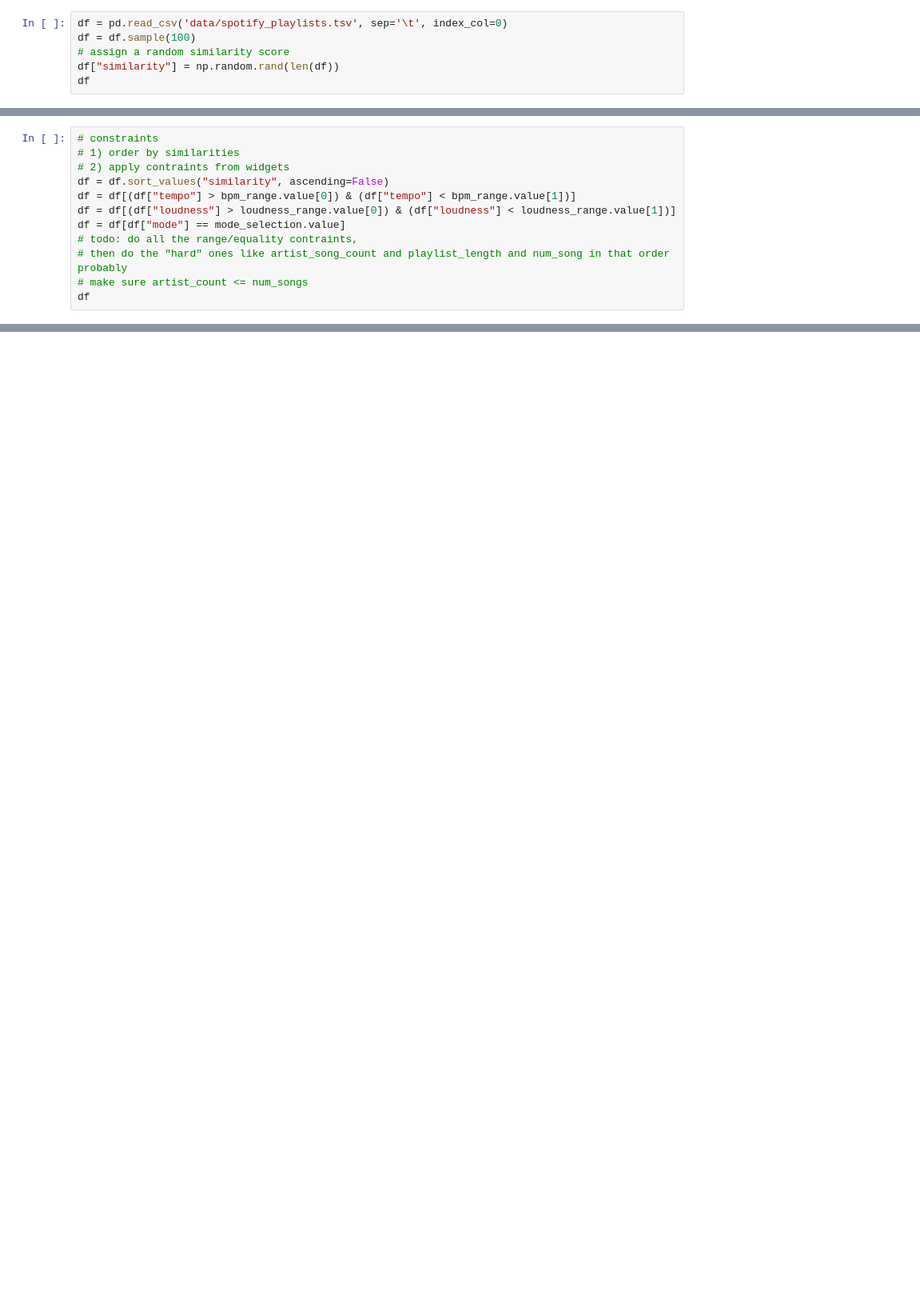
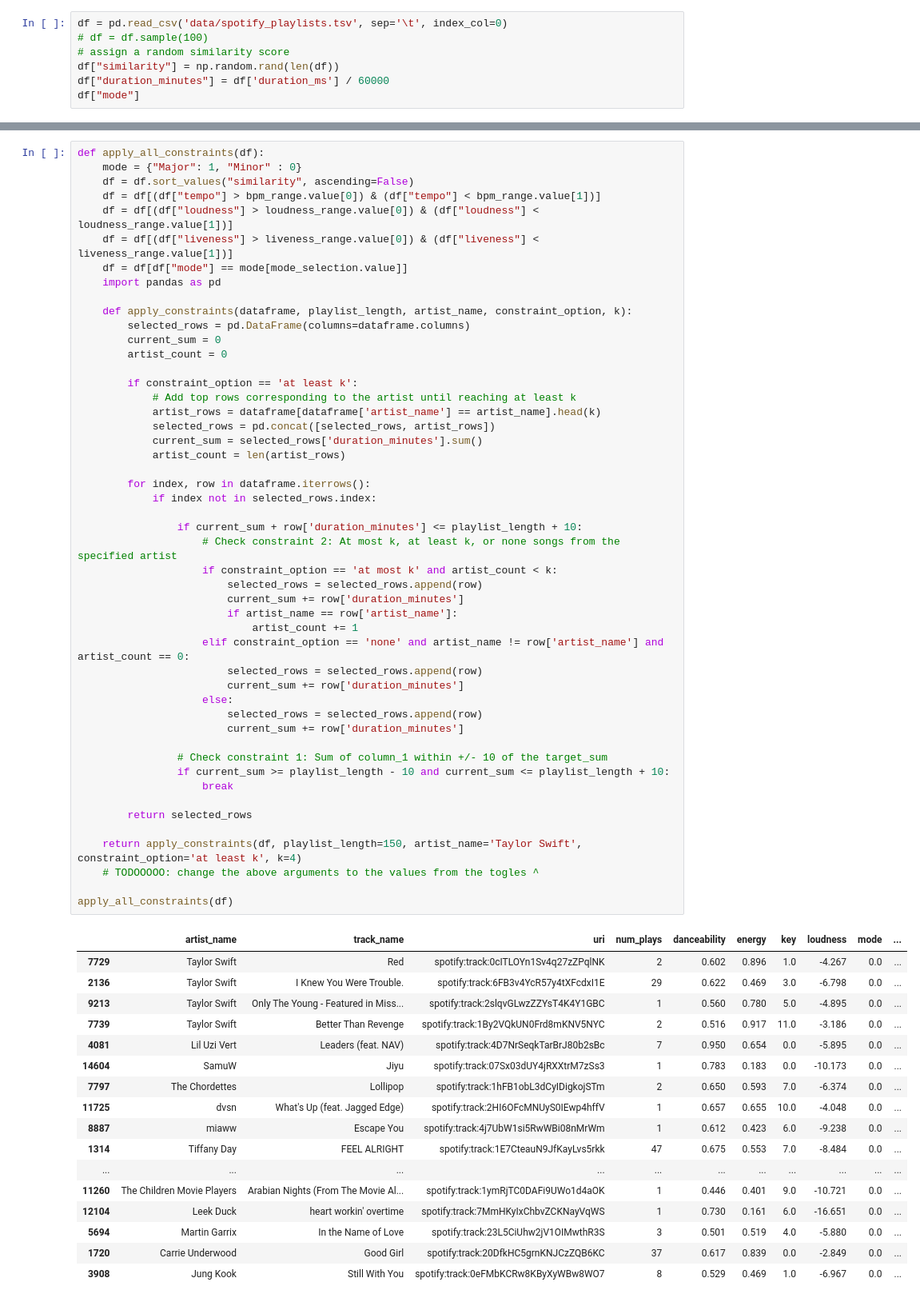
Before and after one commit to jonathanferrari/spotify-144, a Jupyter notebook: part_2/frontend.ipynb, the cells around one changed output, grey strips where cells are left out. Shown: that part at 80% size. Cells and saved outputs as stored; diff of their text form; blank space fills up the shorter version.

Commit message:
added all constraints function

```diff
--- a/part_2/frontend.ipynb
+++ b/part_2/frontend.ipynb
@@ -202,8 +183,9 @@ import pandas as pd
 import numpy as np
 # %%
 df = pd.read_csv('data/spotify_playlists.tsv', sep='\t', index_col=0)
-df = df.sample(100)
+# df = df.sample(100)
 # assign a random similarity score
 df["similarity"] = np.random.rand(len(df))
-df
+df["duration_minutes"] = df['duration_ms'] / 60000
+df["mode"]
 # %% [output]
@@ -236,12 +212,0 @@ NameError: name 'artist_and_count' is not defined
-# %%
-# constraints
-# 1) order by similarities
-# 2) apply contraints from widgets
-df = df.sort_values("similarity", ascending=False)
-df = df[(df["tempo"] > bpm_range.value[0]) & (df["tempo"] < bpm_range.value[1])]
-df = df[(df["loudness"] > loudness_range.value[0]) & (df["loudness"] < loudness_range.value[1])]
-df = df[df["mode"] == mode_selection.value]
-# todo: do all the range/equality contraints,
-# then do the "hard" ones like artist_song_count and playlist_length and num_song in that order probably
-# make sure artist_count <= num_songs
-df
@@ -247,0 +217,67 @@ df
+# %%
+def apply_all_constraints(df):
+    mode = {"Major": 1, "Minor" : 0}
+    df = df.sort_values("similarity", ascending=False)
+    df = df[(df["tempo"] > bpm_range.value[0]) & (df["tempo"] < bpm_range.value[1])]
+    df = df[(df["loudness"] > loudness_range.value[0]) & (df["loudness"] < loudness_range.value[1])]
+    df = df[(df["liveness"] > liveness_range.value[0]) & (df["liveness"] < liveness_range.value[1])]
+    df = df[df["mode"] == mode[mode_selection.value]]
+    import pandas as pd
+
+    def apply_constraints(dataframe, playlist_length, artist_name, constraint_option, k):
+        selected_rows = pd.DataFrame(columns=dataframe.columns)
+        current_sum = 0
+        artist_count = 0
+
+        if constraint_option == 'at least k':
+            # Add top rows corresponding to the artist until reaching at least k
+            artist_rows = dataframe[dataframe['artist_name'] == artist_name].head(k)
+            selected_rows = pd.concat([selected_rows, artist_rows])
+            current_sum = selected_rows['duration_minutes'].sum()
+            artist_count = len(artist_rows)
+
+        for index, row in dataframe.iterrows():
+            if index not in selected_rows.index:
+
+                if current_sum + row['duration_minutes'] <= playlist_length + 10:
+                    # Check constraint 2: At most k, at least k, or none songs from the specified artist
+                    if constraint_option == 'at most k' and artist_count < k:
+                        selected_rows = selected_rows.append(row)
+                        current_sum += row['duration_minutes']
+                        if artist_name == row['artist_name']:
+                            artist_count += 1
+                    elif constraint_option == 'none' and artist_name != row['artist_name'] and artist_count == 0:
+                        selected_rows = selected_rows.append(row)
+                        current_sum += row['duration_minutes']
+                    else:
+                        selected_rows = selected_rows.append(row)
+                        current_sum += row['duration_minutes']
+
+                # Check constraint 1: Sum of column_1 within +/- 10 of the target_sum
+                if current_sum >= playlist_length - 10 and current_sum <= playlist_length + 10:
+                    break
+
+        return selected_rows
+
+    return apply_constraints(df, playlist_length=150, artist_name='Taylor Swift', constraint_option='at least k', k=4)
+    # TODOOOOO: change the above arguments to the values from the togles ^
+
+apply_all_constraints(df)
+# %% [output]
+|  | artist_name | track_name | uri | num_plays | danceability | energy | key | loudness | mode | ... |
+| 7729 | Taylor Swift | Red | spotify:track:0cITLOYn1Sv4q27zZPqlNK | 2 | 0.602 | 0.896 | 1.0 | -4.267 | 0.0 | ... |
+| 2136 | Taylor Swift | I Knew You Were Trouble. | spotify:track:6FB3v4YcR57y4tXFcdxI1E | 29 | 0.622 | 0.469 | 3.0 | -6.798 | 0.0 | ... |
+| 9213 | Taylor Swift | Only The Young - Featured in Miss... | spotify:track:2slqvGLwzZZYsT4K4Y1GBC | 1 | 0.560 | 0.780 | 5.0 | -4.895 | 0.0 | ... |
+| 7739 | Taylor Swift | Better Than Revenge | spotify:track:1By2VQkUN0Frd8mKNV5NYC | 2 | 0.516 | 0.917 | 11.0 | -3.186 | 0.0 | ... |
+| 4081 | Lil Uzi Vert | Leaders (feat. NAV) | spotify:track:4D7NrSeqkTarBrJ80b2sBc | 7 | 0.950 | 0.654 | 0.0 | -5.895 | 0.0 | ... |
+| 14604 | SamuW | Jiyu | spotify:track:07Sx03dUY4jRXXtrM7zSs3 | 1 | 0.783 | 0.183 | 0.0 | -10.173 | 0.0 | ... |
+| 7797 | The Chordettes | Lollipop | spotify:track:1hFB1obL3dCyIDigkojSTm | 2 | 0.650 | 0.593 | 7.0 | -6.374 | 0.0 | ... |
+| 11725 | dvsn | What's Up (feat. Jagged Edge) | spotify:track:2HI6OFcMNUyS0IEwp4hffV | 1 | 0.657 | 0.655 | 10.0 | -4.048 | 0.0 | ... |
+| 8887 | miaww | Escape You | spotify:track:4j7UbW1si5RwWBi08nMrWm | 1 | 0.612 | 0.423 | 6.0 | -9.238 | 0.0 | ... |
+| 1314 | Tiffany Day | FEEL ALRIGHT | spotify:track:1E7CteauN9JfKayLvs5rkk | 47 | 0.675 | 0.553 | 7.0 | -8.484 | 0.0 | ... |
+| ... | ... | ... | ... | ... | ... | ... | ... | ... | ... | ... |
+| 11260 | The Children Movie Players | Arabian Nights (From The Movie Al... | spotify:track:1ymRjTC0DAFi9UWo1d4aOK | 1 | 0.446 | 0.401 | 9.0 | -10.721 | 0.0 | ... |
+| 12104 | Leek Duck | heart workin' overtime | spotify:track:7MmHKyIxChbvZCKNayVqWS | 1 | 0.730 | 0.161 | 6.0 | -16.651 | 0.0 | ... |
+| 5694 | Martin Garrix | In the Name of Love | spotify:track:23L5CiUhw2jV1OIMwthR3S | 3 | 0.501 | 0.519 | 4.0 | -5.880 | 0.0 | ... |
+| 1720 | Carrie Underwood | Good Girl | spotify:track:20DfkHC5grnKNJCzZQB6KC | 37 | 0.617 | 0.839 | 0.0 | -2.849 | 0.0 | ... |
+| 3908 | Jung Kook | Still With You | spotify:track:0eFMbKCRw8KByXyWBw8WO7 | 8 | 0.529 | 0.469 | 1.0 | -6.967 | 0.0 | ... |
```
Also changed, not shown: parts of 12 cells of this notebook.
